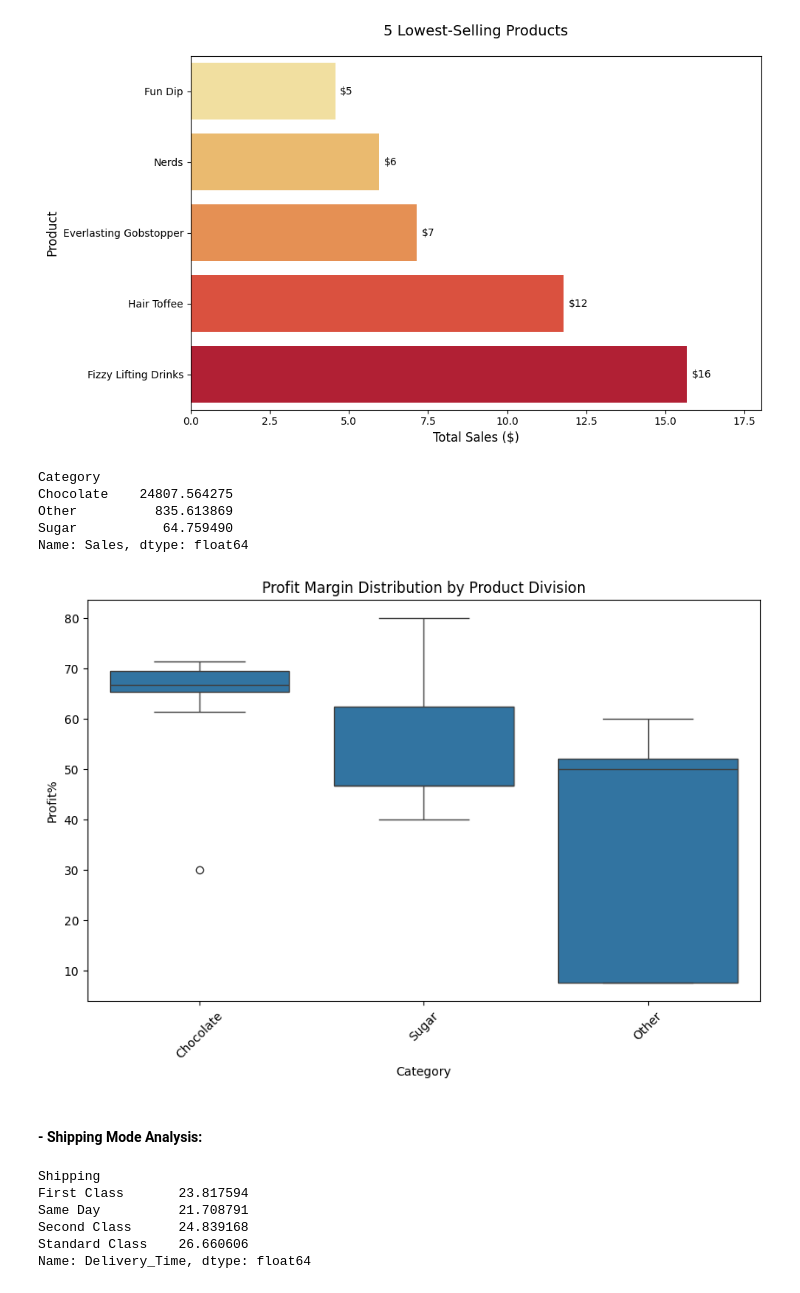
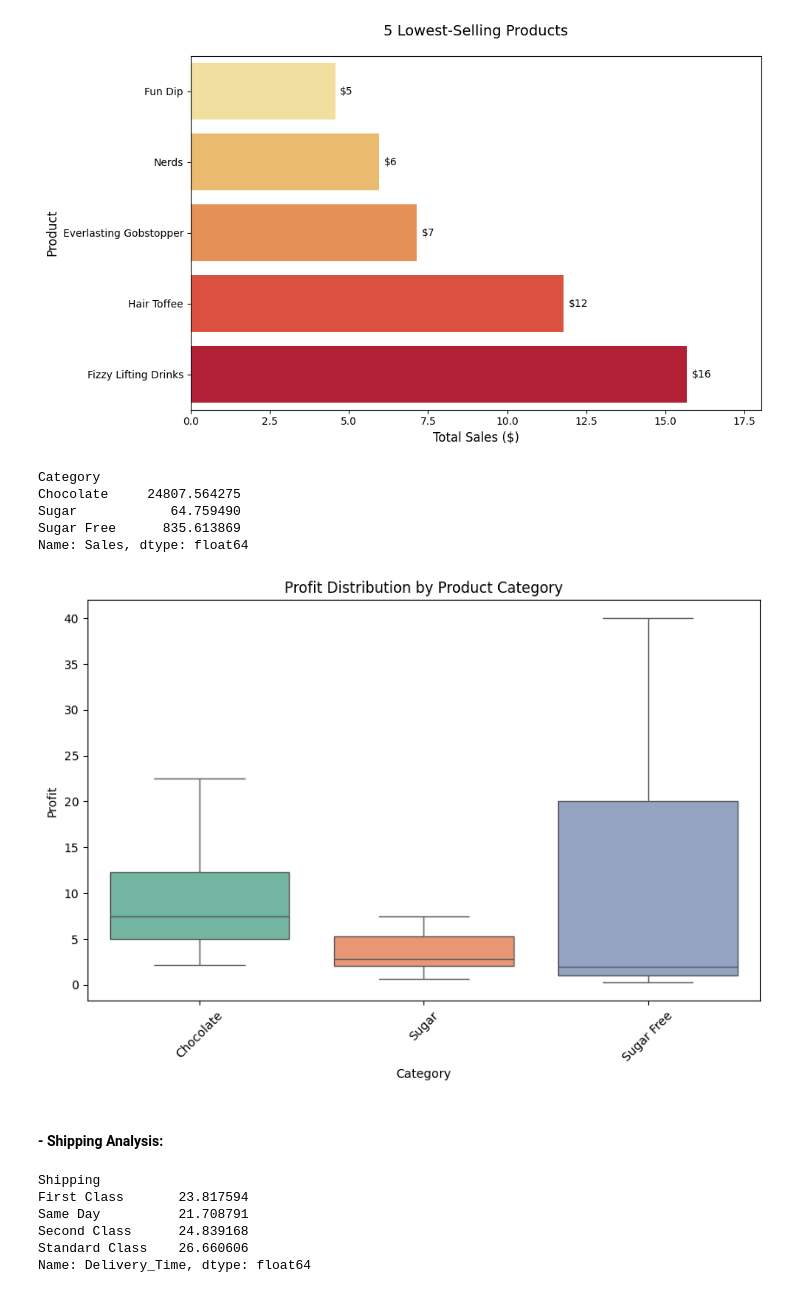
Before and after one commit to CCT-Dublin/ca1-capstone-project-proposal-Aline-Menezes-Silva, a Jupyter notebook: CA3_Strategic_Thinking_Aline_Silva.ipynb, the cells around one changed output. Drawn from its saved outputs; the diff is of its cells as text; code cells hidden in the pictures.

```diff
--- a/CA3_Strategic_Thinking_Aline_Silva.ipynb
+++ b/CA3_Strategic_Thinking_Aline_Silva.ipynb
@@ -346,10 +357,6 @@ memory usage: 1.2+ MB
 # Order Processing Time:
 
 candy_df['Delivery_Time'] = (candy_df['Shipped'] - candy_df['Ordered']).dt.days
-# %%
-# Profit Margin:
-
-candy_df['Profit%'] = (candy_df['Profit'] / candy_df['Sales']) * 100
 # %%
 candy_df.info()
 # %% [output]
@@ -640,20 +690,21 @@ product_category = candy_df.groupby('Category')['Sales'].sum()
 product_category
 # %% [output]
 Category
-Chocolate    24807.564275
-Other          835.613869
-Sugar           64.759490
+Chocolate     24807.564275
+Sugar            64.759490
+Sugar Free      835.613869
 Name: Sales, dtype: float64
 # %%
 plt.figure(figsize=(10, 6))
-sns.boxplot(x='Category', y='Profit%', data=candy_df)
-plt.title('Profit Margin Distribution by Product Category')
+sns.boxplot(x='Category', y='Profit', data=candy_df,
+            palette='Set2', showfliers=False)
+plt.title('Profit Distribution by Product Category')
 plt.xticks(rotation=45)
 plt.show()
 # %% [output]
-[figure, old version]
+[figure, new version]
 # %% [markdown]
-#### - Shipping Mode Analysis:
+#### - Shipping Analysis:
 # %%
 ship_mode = candy_df.groupby('Shipping')['Delivery_Time'].mean()
 ship_mode
```
Also changed, not shown: parts of 82 cells of this notebook.
